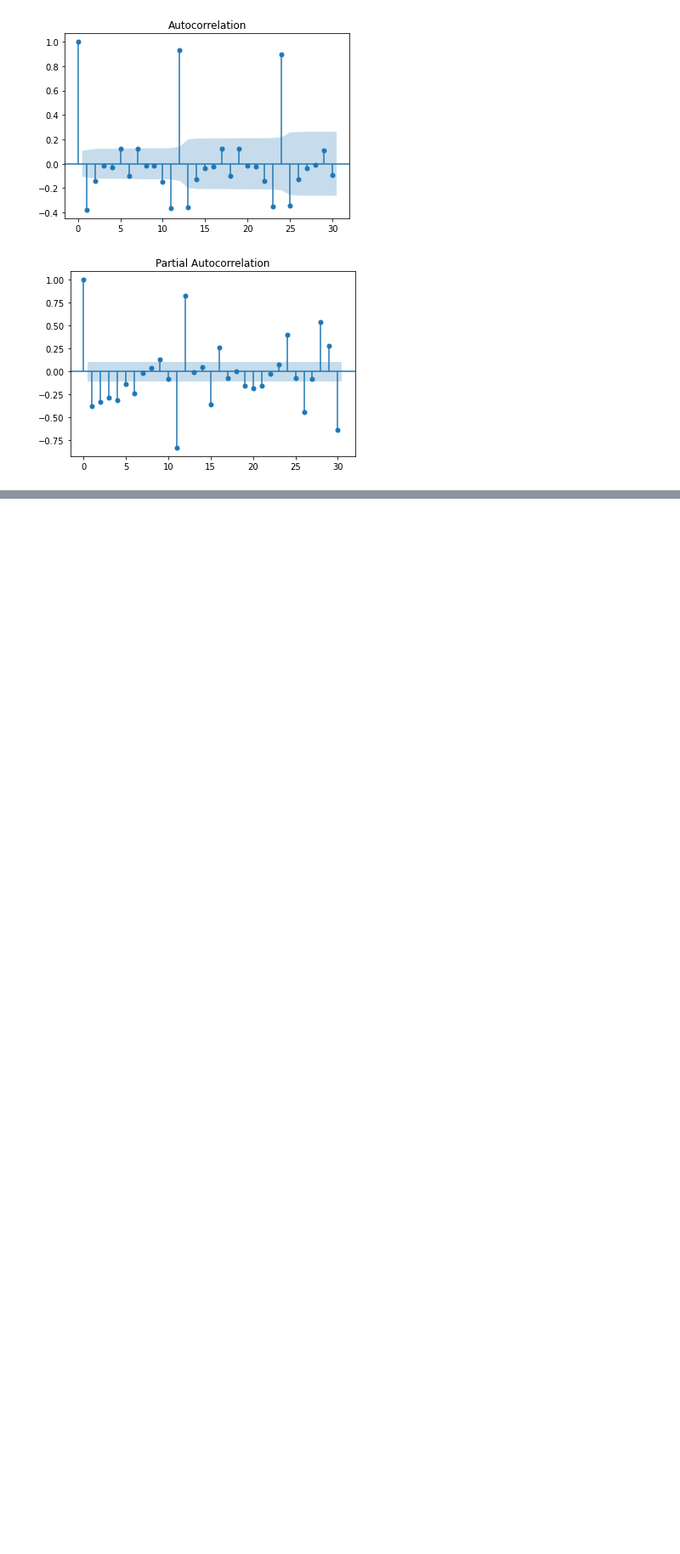
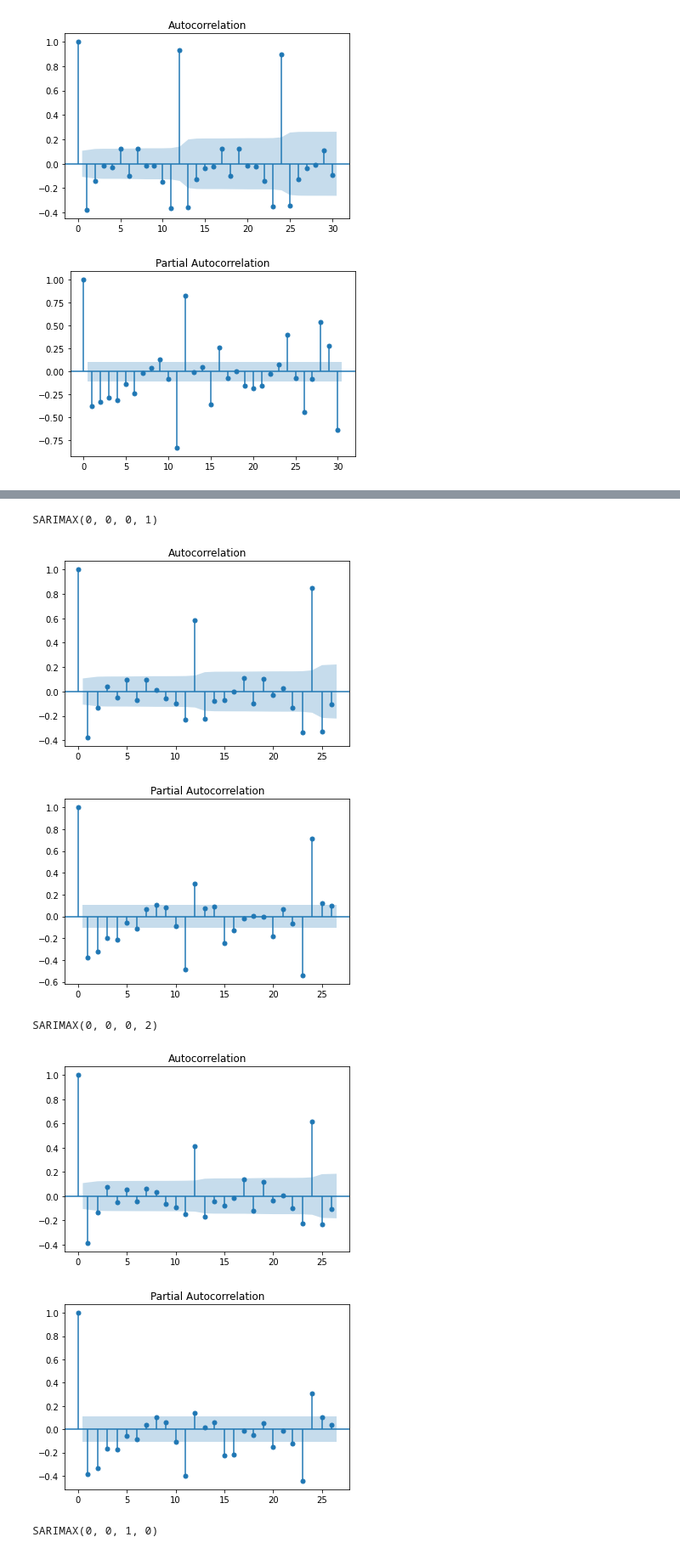
Before and after one commit to EkT1oN/tris, a Jupyter notebook: lab2.ipynb, the cells around one changed output, grey strips where cells are left out. Shown at 85% size. Cells and saved outputs as stored; diff of their text form; code cells hidden in the pictures; blank space fills up the shorter version.

Commit message:
Complete LR2, should choose the best model

```diff
--- a/lab2.ipynb
+++ b/lab2.ipynb
@@ -176,0 +193,33 @@ i: 2| j: 2| k: 2| l: 2
+# %%
+m = {}
+
+dict_se_train = {}
+dict_se_test = {}
+dict_aic = {}
+dict_bic = {}
+for name, model in models.items():
+    tmp_dict = {}
+    se_train, se_test = standard_error_model(season, diff, model)
+
+    dict_se_train[name] = se_train
+    dict_se_test[name] = se_test
+    dict_aic[name] = model.aic
+    dict_bic[name] = model.bic
+
+    tmp_dict['SE Train'] = se_train
+    tmp_dict['SE Test'] = se_test
+    tmp_dict['AIC'] = model.aic
+    tmp_dict['BIC'] = model.bic
+    m[name] = tmp_dict
+
+data = {
+    'Model': list(m.keys()),
+    'SE Train': list(dict_se_train.values()),
+    'SE Test': list(dict_se_test.values()),
+    'AIC': list(dict_aic.values()),
+    'BIC': list(dict_bic.values())
+}
+
+df = pd.DataFrame.from_dict(data)
+# df.set_index('Model')
+df.sort_values("AIC")
@@ -176,0 +244,19 @@ i: 2| j: 2| k: 2| l: 2
+# %%
+for name, model in models.items():
+    print(f'SARIMAX{name}')
+    _ = plot_acf(model.resid)
+    _ = plot_pacf(model.resid)
+    plt.show()
+# bestArimax = SARIMAX(np.array(diff), order=(0, 0, 1), seasonal_order=(1, 0, 1, 12)).fit()
+# # bestArimax.summary()
+# _ = plot_acf(bestArimax.resid)
+# _ = plot_pacf(bestArimax.resid)
+# plt.show()
+# %% [output]
+SARIMAX(0, 0, 0, 1)
+[figure, added]
+[figure, added]
+SARIMAX(0, 0, 0, 2)
+[figure, added]
+[figure, added]
+SARIMAX(0, 0, 1, 0)
```
Also changed, not shown: parts of 11 cells of this notebook.
